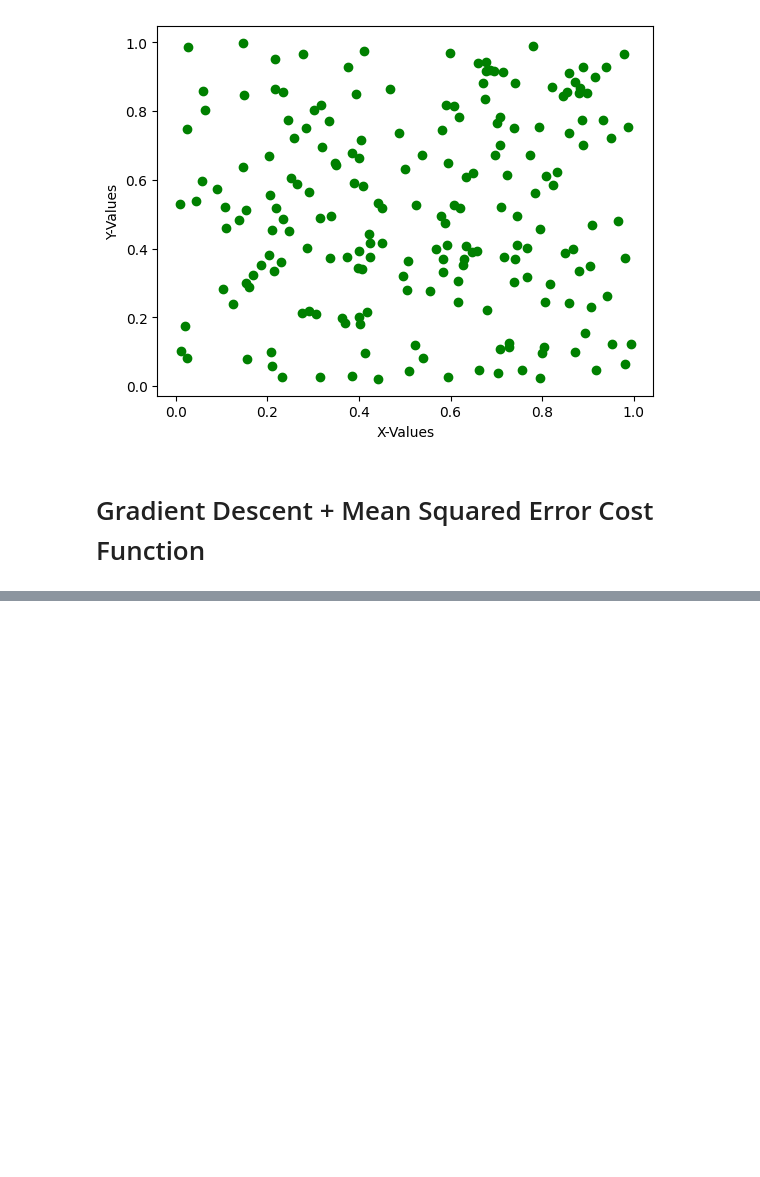
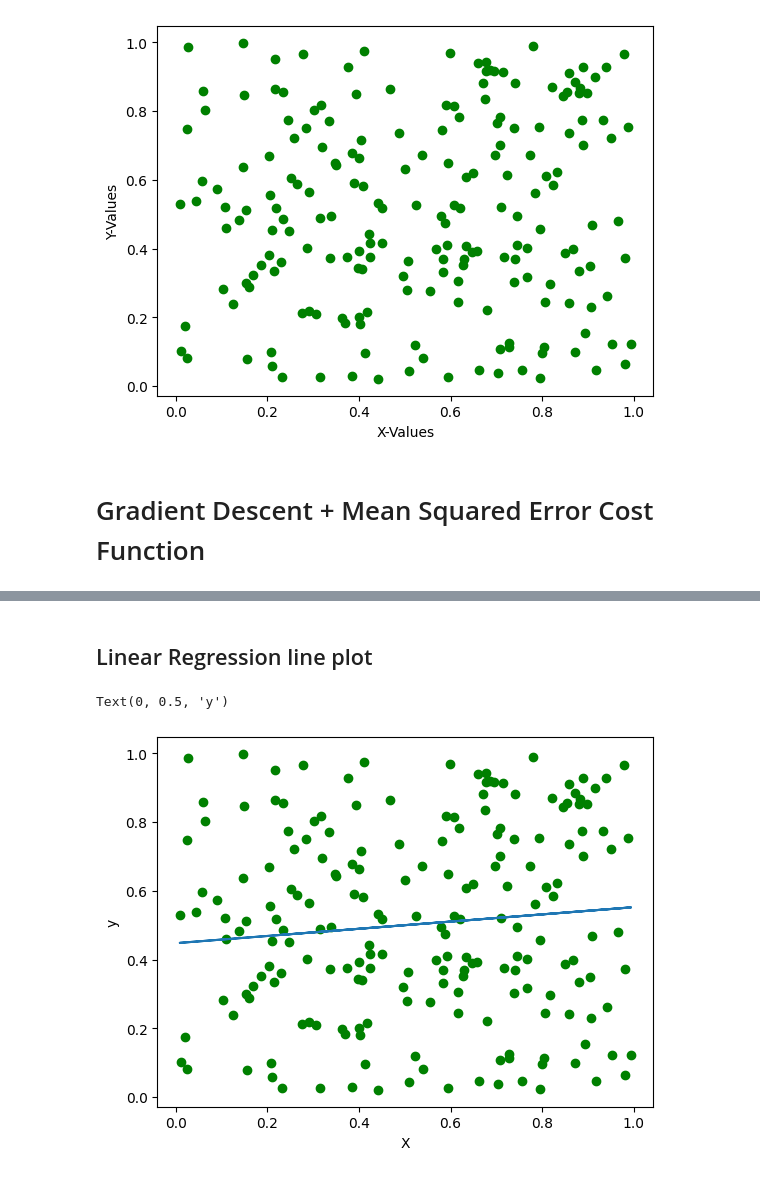
Before and after one commit to joelcsadi/Machine-Learning-Scratch, a Jupyter notebook: slr.ipynb, the cells around one changed output, grey strips where cells are left out. Cells and saved outputs as stored; diff of their text form; code cells hidden in the pictures; blank space fills up the shorter version.

```diff
--- a/slr.ipynb
+++ b/slr.ipynb
@@ -93,0 +108,11 @@ MSE: 0.077541, Intercept: 0.477049, Slope: 0.052364
+# %% [markdown]
+## Linear Regression line plot
+# %%
+# Plot the X and y variables with a regression line.
+plt.scatter(X,y, color = "Green")
+plt.plot(X,Beta_0 + Beta_1*X)
+plt.xlabel("X")
+plt.ylabel("y")
+# %% [output]
+Text(0, 0.5, 'y')
+[figure, added]
```
Also changed, not shown: parts of 4 cells of this notebook.
